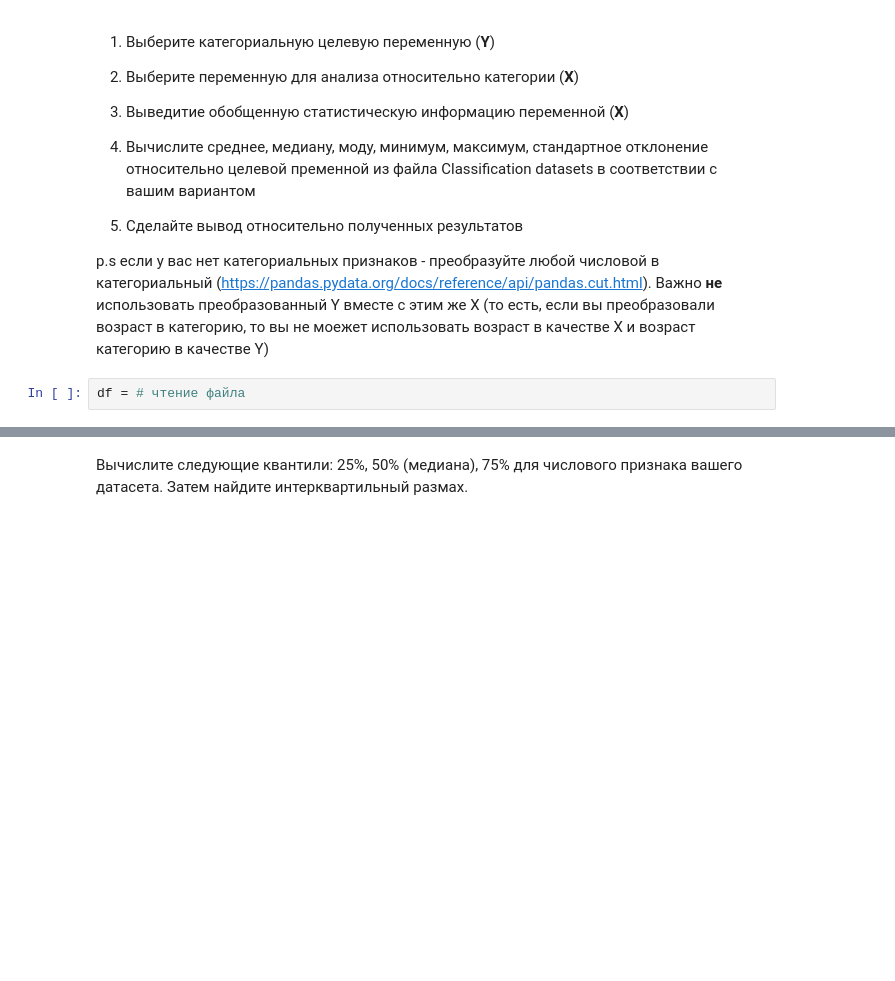
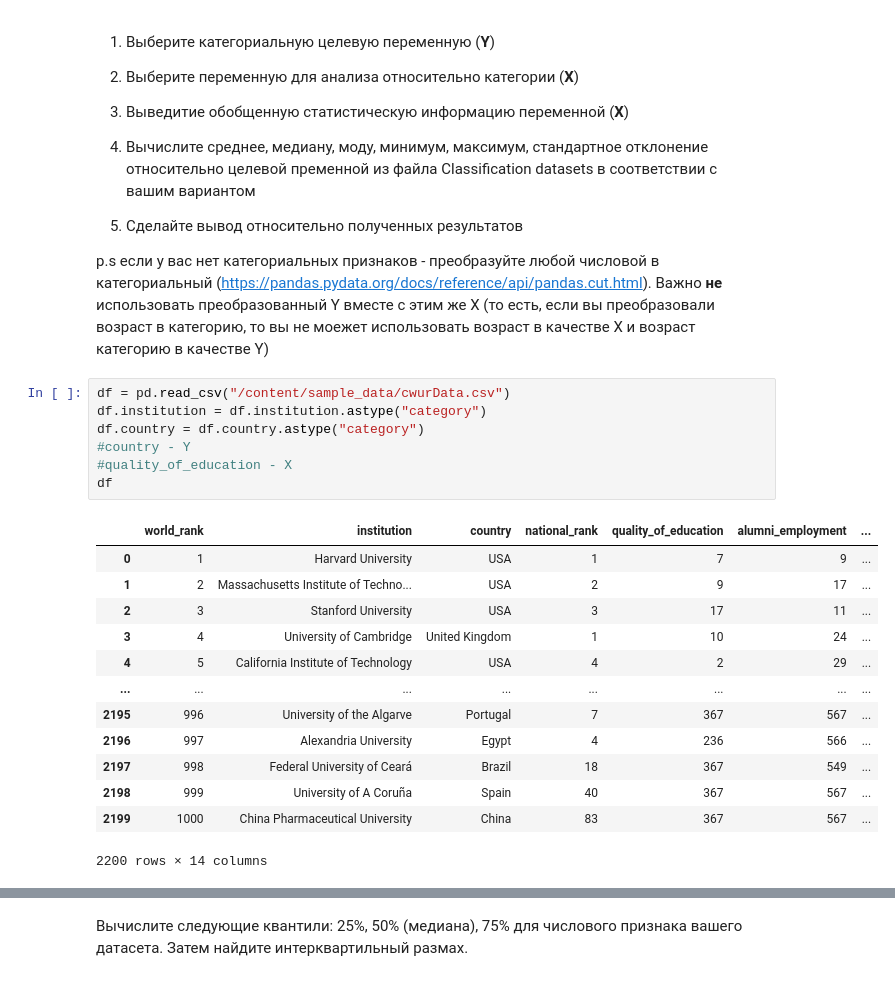
Before and after one commit to chashcha/machine-learning, a Jupyter notebook: Задание_2_ch.ipynb, the cells around one changed output, grey strips where cells are left out. Saved outputs shown, nothing was run; the diff lists cells and outputs as text; blank space fills up the shorter version.

```diff
--- a/Задание_2_ch.ipynb
+++ b/Задание_2_ch.ipynb
@@ -43,6 +43,25 @@ import matplotlib.pyplot as plt
 3. Сделайте вывод относительно полученных результатов
 
 p.s если у вас нет категориальных признаков - преобразуйте любой числовой в категориальный (https://pandas.pydata.org/docs/reference/api/pandas.cut.html). Важно **не** использовать преобразованный Y вместе с этим же X (то есть, если вы преобразовали возраст в категорию, то вы не моежет использовать возраст в качестве X и возраст категорию в качестве Y)
-# %%
-df = # чтение файла
+# %%
+df = pd.read_csv("/content/sample_data/cwurData.csv")
+df.institution = df.institution.astype("category")
+df.country = df.country.astype("category")
+#country - Y
+#quality_of_education - X
+df
+# %% [output]
+|  | world_rank | institution | country | national_rank | quality_of_education | alumni_employment | ... |
+| 0 | 1 | Harvard University | USA | 1 | 7 | 9 | ... |
+| 1 | 2 | Massachusetts Institute of Techno... | USA | 2 | 9 | 17 | ... |
+| 2 | 3 | Stanford University | USA | 3 | 17 | 11 | ... |
+| 3 | 4 | University of Cambridge | United Kingdom | 1 | 10 | 24 | ... |
+| 4 | 5 | California Institute of Technology | USA | 4 | 2 | 29 | ... |
+| ... | ... | ... | ... | ... | ... | ... | ... |
+| 2195 | 996 | University of the Algarve | Portugal | 7 | 367 | 567 | ... |
+| 2196 | 997 | Alexandria University | Egypt | 4 | 236 | 566 | ... |
+| 2197 | 998 | Federal University of Ceará | Brazil | 18 | 367 | 549 | ... |
+| 2198 | 999 | University of A Coruña | Spain | 40 | 367 | 567 | ... |
+| 2199 | 1000 | China Pharmaceutical University | China | 83 | 367 | 567 | ... |
+2200 rows × 14 columns
 # %%
```
Also changed, not shown: parts of 8 cells of this notebook.
